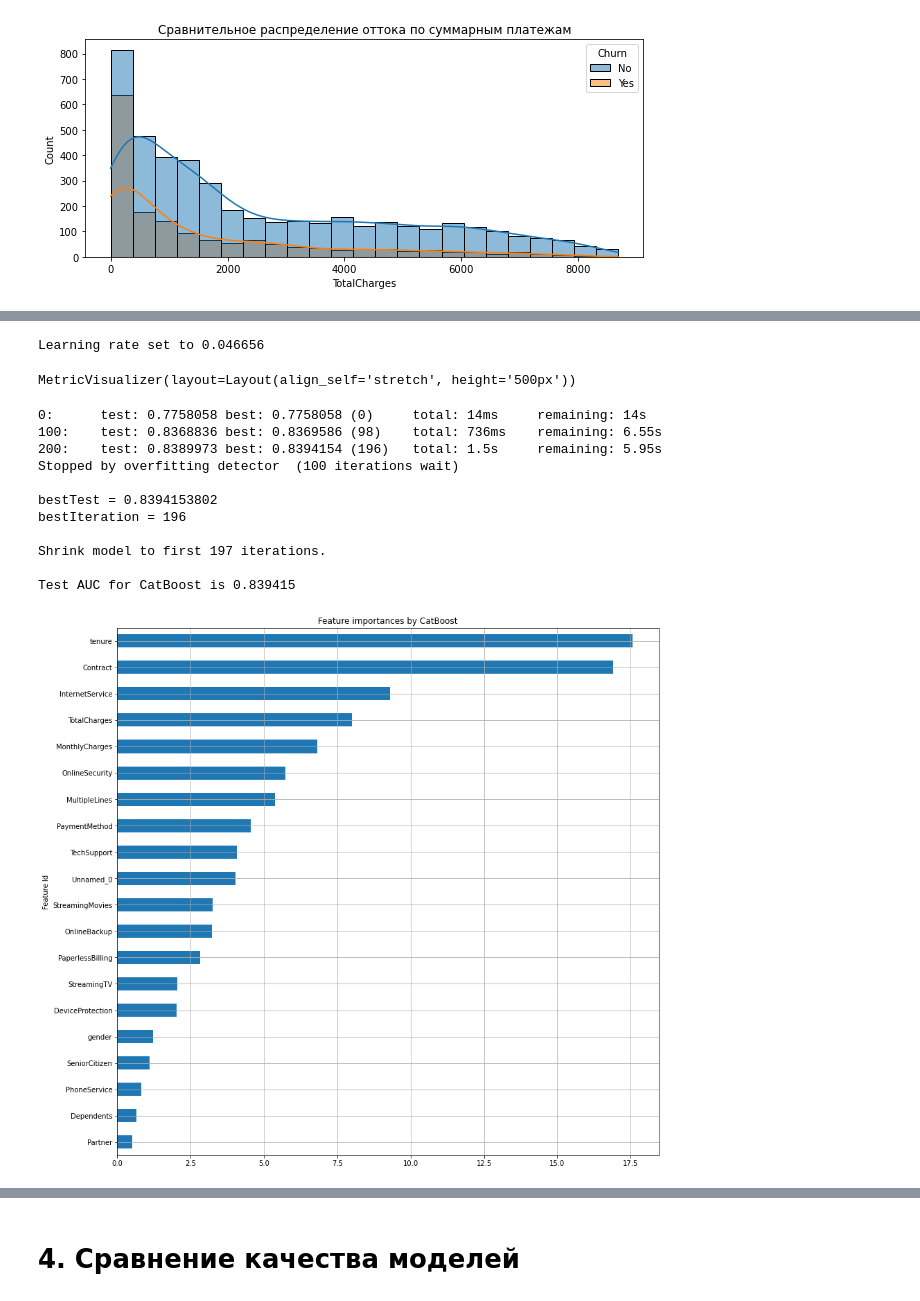
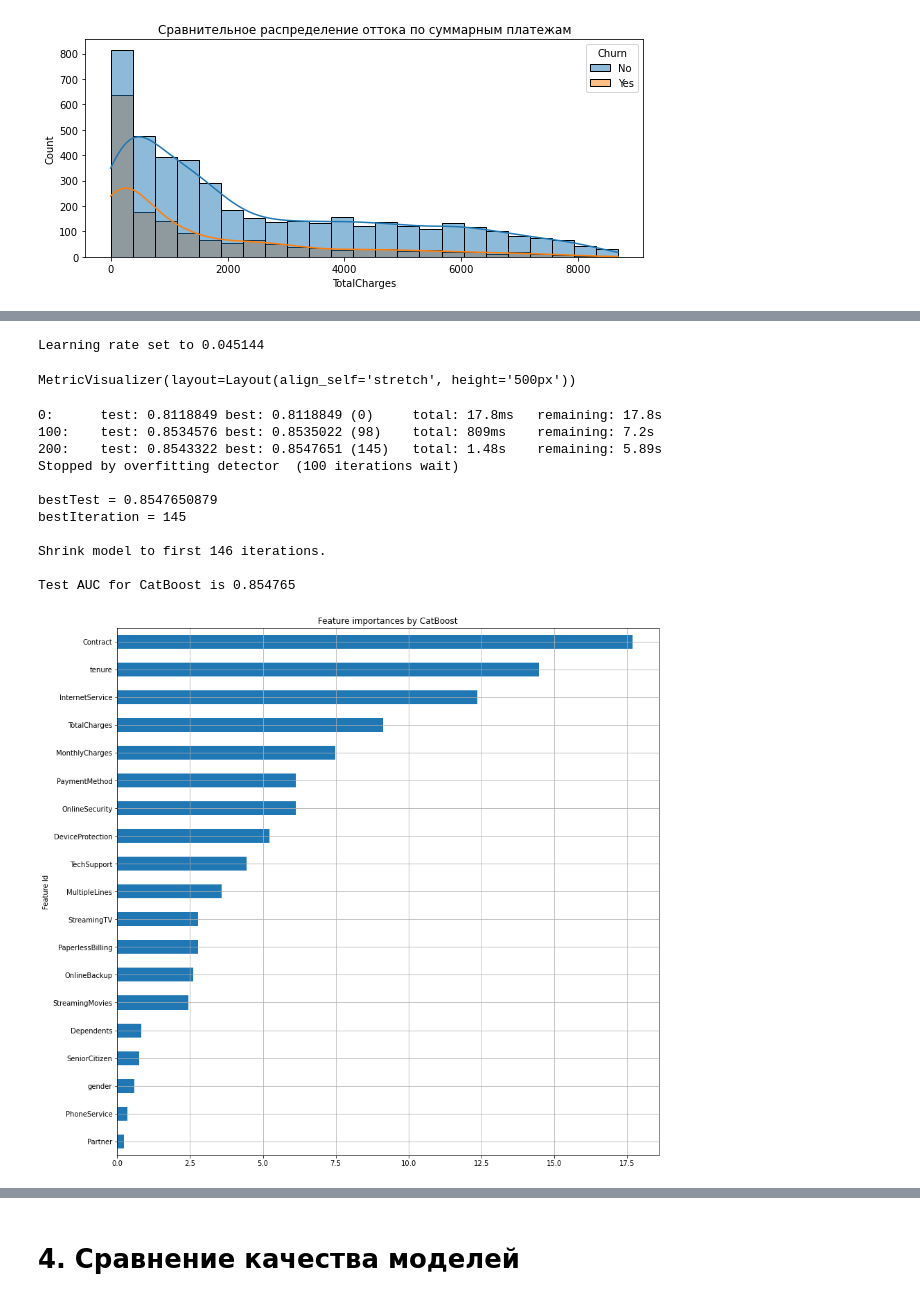
Before and after one commit to ddmitry80/ds_coursework_ml_beginner, a Jupyter notebook: Coursework_ML.ipynb, the cells around one changed output, grey strips where cells are left out. Drawn from its saved outputs; the diff is of its cells as text; code cells hidden in the pictures.

```diff
--- a/Coursework_ML.ipynb
+++ b/Coursework_ML.ipynb
@@ -330,0 +320,3 @@ sns.catplot(x="sex", y="survived", hue="class", kind="bar", data=titanic)
+# %%
+# Удаляю фичу Unnamed_0 из датасета
+telecom_users.drop(columns=['Unnamed_0'], axis=1, inplace=True)
@@ -370,9 +371,9 @@ y_full = telecom_users['Churn'].values
 X_train, X_test, y_train, y_test = train_test_split(
     X_full,
     y_full,
-    test_size=0.2,
+    test_size=0.3,
     stratify=y_full,
-    random_state=22,
+    random_state=110,
 )
 # %%
 X_train
@@ -399,11 +400,10 @@ array([1, 1, 0, ..., 0, 0, 1], dtype=int32)
 # LightGBM
 
 model_lgb = lgb.LGBMClassifier(
-    #n_estimators=1000,
-    #learning_rate=0.01,
-    #max_depth=10,
+    n_estimators=1000,
+    learning_rate=0.01,
+    max_depth=8,
     n_jobs=-1,
-    #objective='mse',
     random_state=43
 )
 
@@ -446,6 +449,8 @@ New categorical_feature is ['Contract', 'Dependents', 'DeviceProtection', 'Inter
 # CatBoost
 
 model_cb = cb.CatBoostClassifier(
+        iterations=1000,
+        depth=6,
         eval_metric='AUC',
         cat_features=cat_features,
         random_state=47,
@@ -455,42 +460,42 @@ model_cb = cb.CatBoostClassifier(
 model_cb.fit(
     X=X_train,
     y=y_train,
     eval_set=(X_test, y_test),
     early_stopping_rounds=100,
     plot=True,
     verbose=100,
 )
 
 pred_cb = model_cb.predict_proba(X_test)[:,1]
 
 pred_cb_score = roc_auc_score(y_test, pred_cb)
 model_score.loc['model_cb'] = [pred_cb_score, 'CatBoost']
 
 print(f'\nTest AUC for CatBoost is {pred_cb_score:.6f}\n')
 
 # Save model to disk
 pickle.dump(model_cb, open('data/sa-model_cb.pkl', "wb"))
 
 # Plot CatBoost features importance
 f_importance = model_cb.get_feature_importance(prettified=True)
 f_importance[f_importance['Importances']>0].sort_values(by='Importances', ascending=True).set_index('Feature Id').plot(
     kind='barh', figsize=(14,14), legend=False, grid=True, title="Feature importances by CatBoost");
 # %% [output]
 [interactive output not drawn]
-Learning rate set to 0.046656
+Learning rate set to 0.045144
 MetricVisualizer(layout=Layout(align_self='stretch', height='500px'))
-0:      test: 0.7758058 best: 0.7758058 (0)     total: 14ms     remaining: 14s
-100:    test: 0.8368836 best: 0.8369586 (98)    total: 736ms    remaining: 6.55s
-200:    test: 0.8389973 best: 0.8394154 (196)   total: 1.5s     remaining: 5.95s
+0:      test: 0.8118849 best: 0.8118849 (0)     total: 17.8ms   remaining: 17.8s
+100:    test: 0.8534576 best: 0.8535022 (98)    total: 809ms    remaining: 7.2s
+200:    test: 0.8543322 best: 0.8547651 (145)   total: 1.48s    remaining: 5.89s
 Stopped by overfitting detector  (100 iterations wait)
 
-bestTest = 0.8394153802
-bestIteration = 196
+bestTest = 0.8547650879
+bestIteration = 145
 
-Shrink model to first 197 iterations.
+Shrink model to first 146 iterations.
 
-Test AUC for CatBoost is 0.839415
+Test AUC for CatBoost is 0.854765
-[figure, old version]
+[figure, new version]
 # %%
 %%time
 
```
Also changed, not shown: parts of 50 cells of this notebook.
